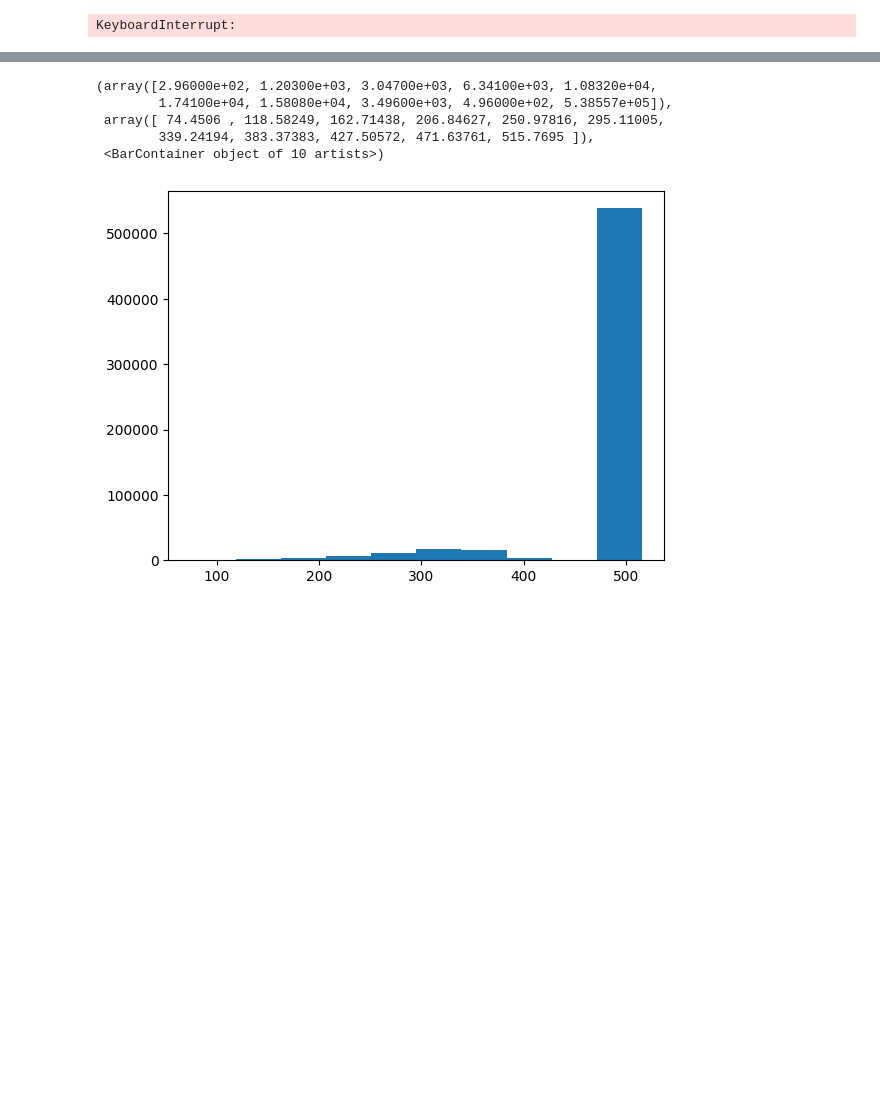
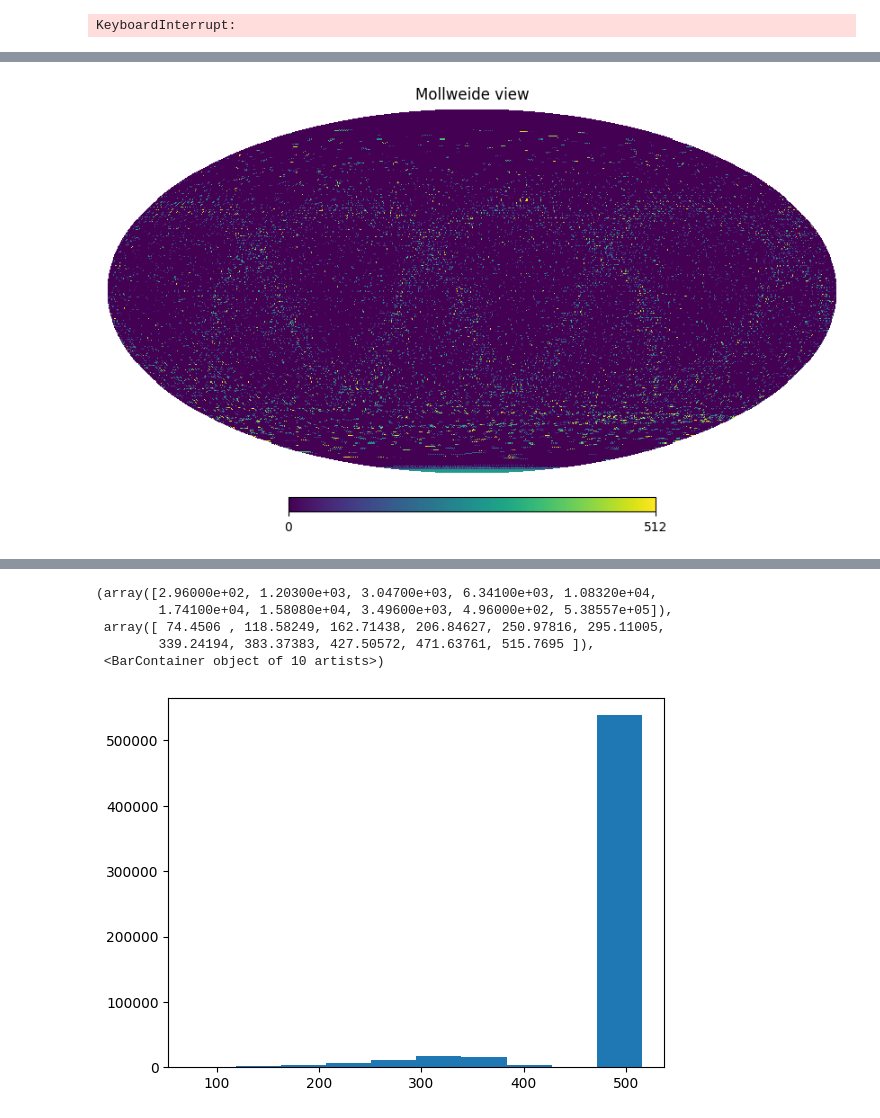
Before and after one commit to zoglauer/nn-response-approximation, a Jupyter notebook: src/notebooks/display_cross_sec.ipynb, the cells around one changed output, grey strips where cells are left out. Cells and saved outputs as stored; diff of their text form; code cells hidden in the pictures; blank space fills up the shorter version.

```diff
--- a/src/notebooks/display_cross_sec.ipynb
+++ b/src/notebooks/display_cross_sec.ipynb
@@ -153,0 +167,7 @@ ModuleNotFoundError: No module named 'dataset'
+# %%
+import cv2
+reshaped = cv2.resize(cartmap, (384, 512))
+# %%
+hp.mollview(reshaped.flatten())
+# %% [output]
+[figure, added]
```
Also changed, not shown: parts of 11 cells of this notebook.
